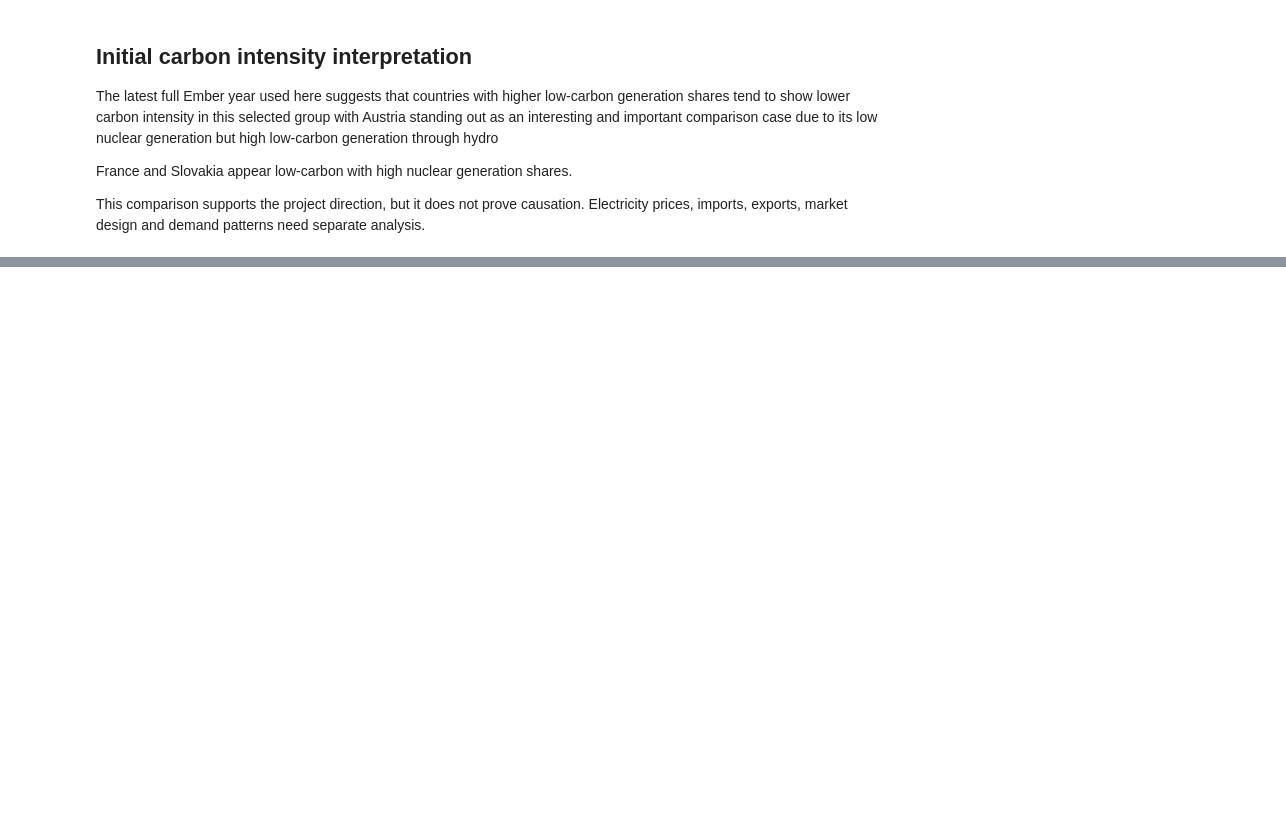
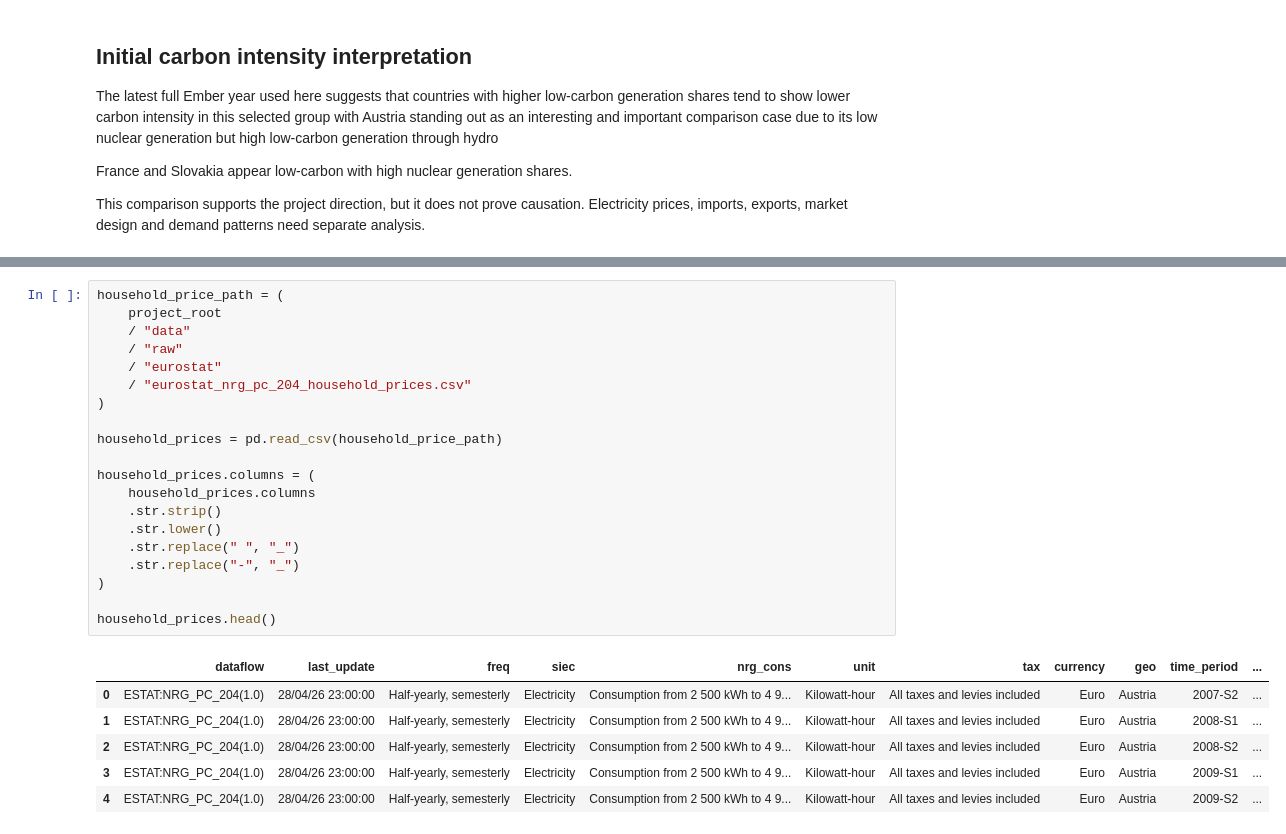
Before and after one commit to goodchoyce/nuclear-prices-carbon-europe, a Jupyter notebook: notebooks/01_dataset_review.ipynb, the cells around one changed output, grey strips where cells are left out. Saved outputs shown, nothing was run; the diff lists cells and outputs as text; blank space fills up the shorter version.

```diff
--- a/notebooks/01_dataset_review.ipynb
+++ b/notebooks/01_dataset_review.ipynb
@@ -412,0 +424,27 @@ This comparison supports the project direction, but it does not prove causation.
+# %%
+household_price_path = (
+    project_root
+    / "data"
+    / "raw"
+    / "eurostat"
+    / "eurostat_nrg_pc_204_household_prices.csv"
+)
+
+household_prices = pd.read_csv(household_price_path)
+
+household_prices.columns = (
+    household_prices.columns
+    .str.strip()
+    .str.lower()
+    .str.replace(" ", "_")
+    .str.replace("-", "_")
+)
+
+household_prices.head()
+# %% [output]
+|  | dataflow | last_update | freq | siec | nrg_cons | unit | tax | currency | geo | time_period | ... |
+| 0 | ESTAT:NRG_PC_204(1.0) | 28/04/26 23:00:00 | Half-yearly, semesterly | Electricity | Consumption from 2 500 kWh to 4 9... | Kilowatt-hour | All taxes and levies included | Euro | Austria | 2007-S2 | ... |
+| 1 | ESTAT:NRG_PC_204(1.0) | 28/04/26 23:00:00 | Half-yearly, semesterly | Electricity | Consumption from 2 500 kWh to 4 9... | Kilowatt-hour | All taxes and levies included | Euro | Austria | 2008-S1 | ... |
+| 2 | ESTAT:NRG_PC_204(1.0) | 28/04/26 23:00:00 | Half-yearly, semesterly | Electricity | Consumption from 2 500 kWh to 4 9... | Kilowatt-hour | All taxes and levies included | Euro | Austria | 2008-S2 | ... |
+| 3 | ESTAT:NRG_PC_204(1.0) | 28/04/26 23:00:00 | Half-yearly, semesterly | Electricity | Consumption from 2 500 kWh to 4 9... | Kilowatt-hour | All taxes and levies included | Euro | Austria | 2009-S1 | ... |
+| 4 | ESTAT:NRG_PC_204(1.0) | 28/04/26 23:00:00 | Half-yearly, semesterly | Electricity | Consumption from 2 500 kWh to 4 9... | Kilowatt-hour | All taxes and levies included | Euro | Austria | 2009-S2 | ... |
```
Also changed, not shown: parts of 28 cells of this notebook.
